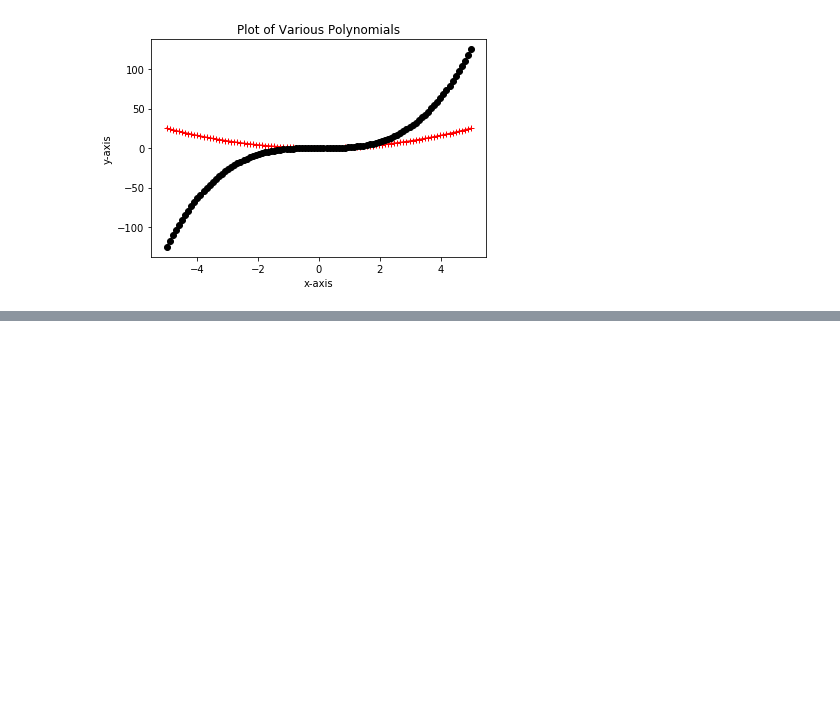
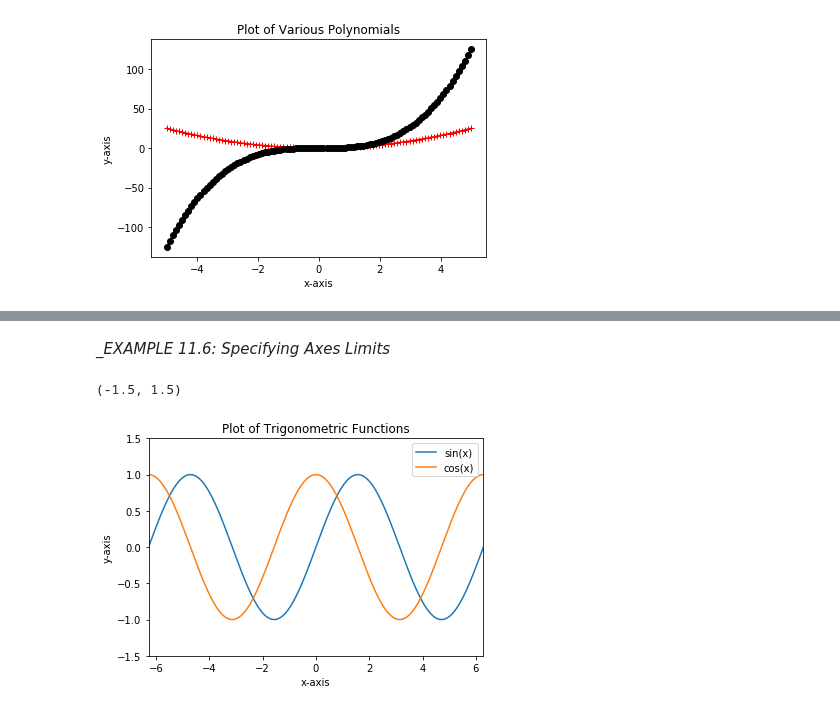
Before and after one commit to qingkaikong/E7-Textbook, a Jupyter notebook: codes/chapter11.01-2D-plotting.ipynb, the cells around one changed output, grey strips where cells are left out. Saved outputs shown, nothing was run; the diff lists cells and outputs as text; code cells hidden in the pictures; blank space fills up the shorter version.

```diff
--- a/codes/chapter11.01-2D-plotting.ipynb
+++ b/codes/chapter11.01-2D-plotting.ipynb
@@ -74,0 +103,24 @@ Text(0,0.5,'y-axis')
+# %% [markdown]
+__EXAMPLE 11.6: Specifying Axes Limits_
+# %%
+import numpy as np
+import matplotlib.pyplot as plt
+from math import pi
+
+xdata = np.linspace(-2*pi, 2*pi, 200)
+sin_x = np.sin(xdata)
+cos_x = np.cos(xdata)
+
+plt.plot(xdata, sin_x, '-', label='sin(x)') # Label is shown in legend
+plt.plot(xdata, cos_x, '-', label='cos(x)')
+plt.title('Plot of Trigonometric Functions')
+plt.xlabel('x-axis')
+plt.ylabel('y-axis')
+plt.legend(loc='upper right')
+
+axes = plt.gca() # get current axes
+axes.set_xlim([-2*pi, 2*pi])
+axes.set_ylim([-1.5, 1.5])
+# %% [output]
+(-1.5, 1.5)
+[figure, added]
```
Also changed, not shown: parts of 5 cells of this notebook.
